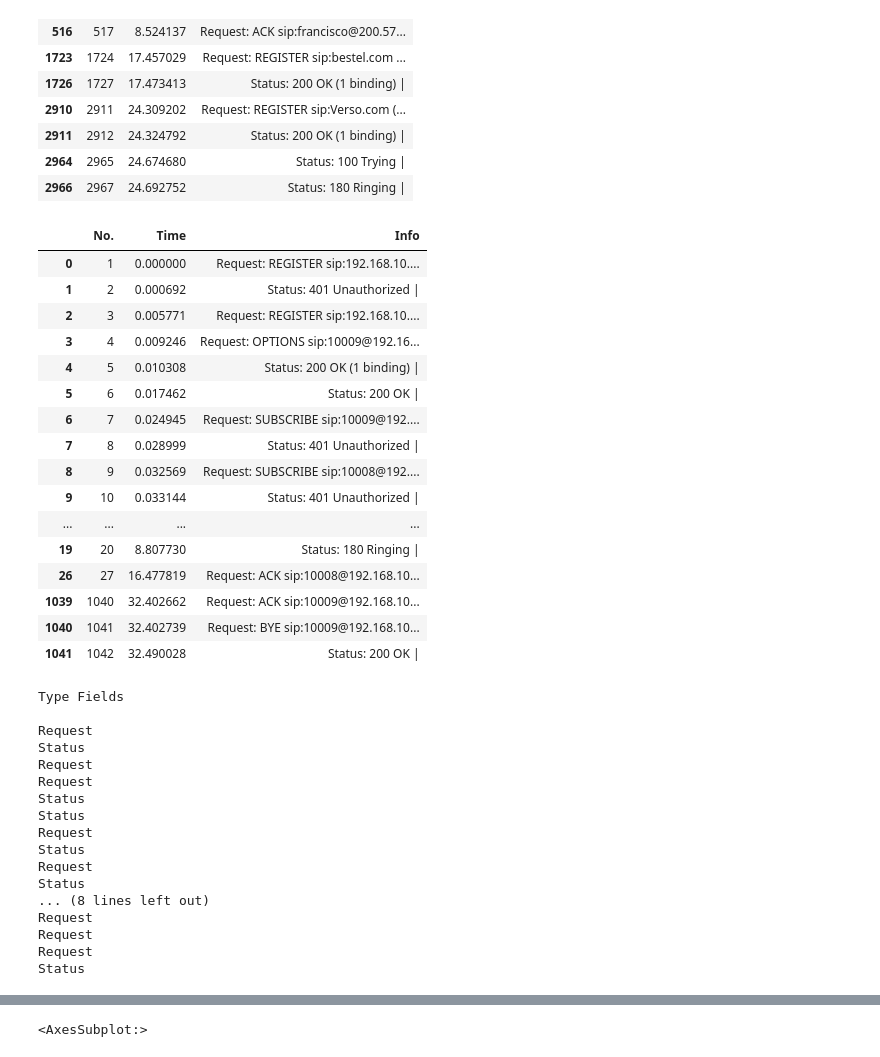
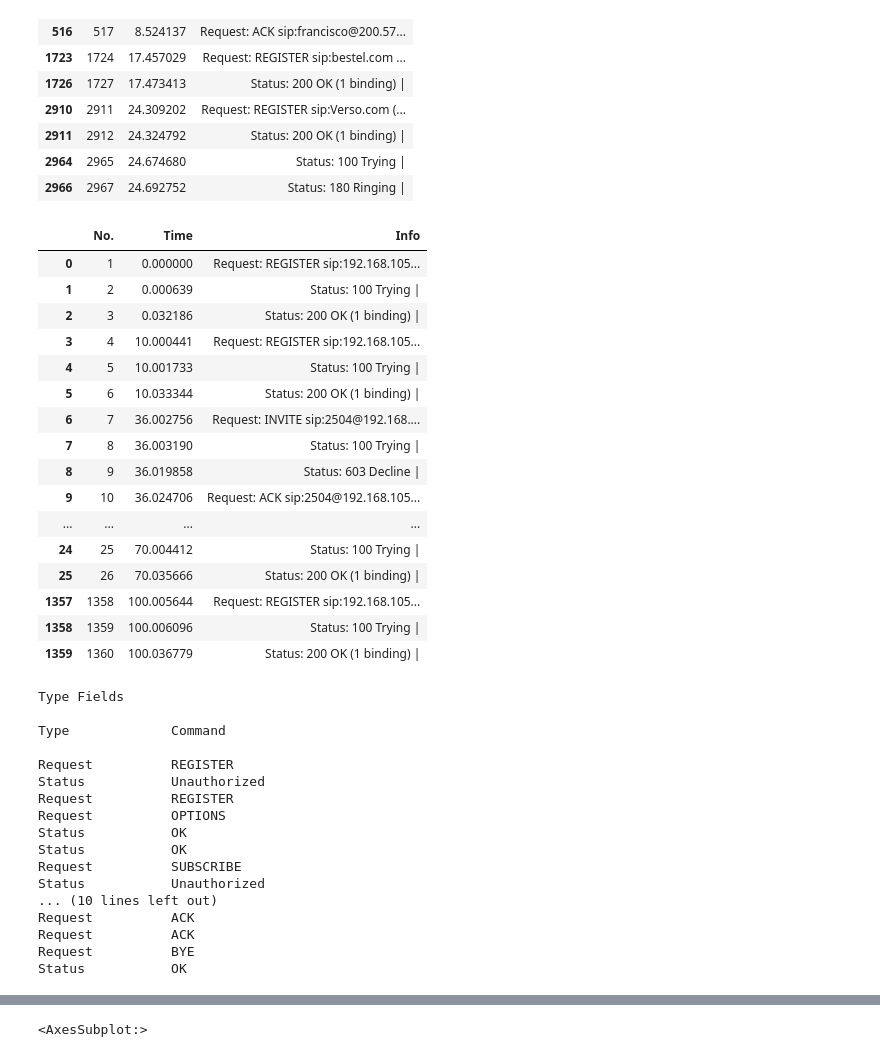
Before and after one commit to akashdecoder/CISCO_PROJECT_SIP_PROTOCOL, a Jupyter notebook: SIPAnalysis.ipynb, the cells around one changed output, grey strips where cells are left out. Drawn from its saved outputs; the diff is of its cells as text; code cells hidden in the pictures.

Commit message:
Analyzed the Type and Command field in the SIP pacekts

```diff
--- a/SIPAnalysis.ipynb
+++ b/SIPAnalysis.ipynb
@@ -184,25 +184,25 @@ sip1[['No.', 'Time', 'Info']]
 | 2966 | 2967 | 24.692752 | Status: 180 Ringing | |
 # %%
 #List the SIP info fields wrt time for file 3
-sip[['No.', 'Time', 'Info']]
+sip2[['No.', 'Time', 'Info']]
 # %% [output]
 |  | No. | Time | Info |
-| 0 | 1 | 0.000000 | Request: REGISTER sip:192.168.10.... |
-| 1 | 2 | 0.000692 | Status: 401 Unauthorized | |
-| 2 | 3 | 0.005771 | Request: REGISTER sip:192.168.10.... |
-| 3 | 4 | 0.009246 | Request: OPTIONS sip:10009@192.16... |
-| 4 | 5 | 0.010308 | Status: 200 OK (1 binding) | |
-| 5 | 6 | 0.017462 | Status: 200 OK | |
-| 6 | 7 | 0.024945 | Request: SUBSCRIBE sip:10009@192.... |
-| 7 | 8 | 0.028999 | Status: 401 Unauthorized | |
-| 8 | 9 | 0.032569 | Request: SUBSCRIBE sip:10008@192.... |
-| 9 | 10 | 0.033144 | Status: 401 Unauthorized | |
+| 0 | 1 | 0.000000 | Request: REGISTER sip:192.168.105... |
+| 1 | 2 | 0.000639 | Status: 100 Trying | |
+| 2 | 3 | 0.032186 | Status: 200 OK (1 binding) | |
+| 3 | 4 | 10.000441 | Request: REGISTER sip:192.168.105... |
+| 4 | 5 | 10.001733 | Status: 100 Trying | |
+| 5 | 6 | 10.033344 | Status: 200 OK (1 binding) | |
+| 6 | 7 | 36.002756 | Request: INVITE sip:2504@192.168.... |
+| 7 | 8 | 36.003190 | Status: 100 Trying | |
+| 8 | 9 | 36.019858 | Status: 603 Decline | |
+| 9 | 10 | 36.024706 | Request: ACK sip:2504@192.168.105... |
 | ... | ... | ... | ... |
-| 19 | 20 | 8.807730 | Status: 180 Ringing | |
-| 26 | 27 | 16.477819 | Request: ACK sip:10008@192.168.10... |
-| 1039 | 1040 | 32.402662 | Request: ACK sip:10009@192.168.10... |
-| 1040 | 1041 | 32.402739 | Request: BYE sip:10009@192.168.10... |
-| 1041 | 1042 | 32.490028 | Status: 200 OK | |
+| 24 | 25 | 70.004412 | Status: 100 Trying | |
+| 25 | 26 | 70.035666 | Status: 200 OK (1 binding) | |
+| 1357 | 1358 | 100.005644 | Request: REGISTER sip:192.168.105... |
+| 1358 | 1359 | 100.006096 | Status: 100 Trying | |
+| 1359 | 1360 | 100.036779 | Status: 200 OK (1 binding) | |
 # %%
 #Analysis 1 File 1
 infos = sip['Info'].to_list()
@@ -210,28 +210,36 @@ time = sip['Time'].to_list()
 
 print('Type Fields\n')
 flags = []
+print('Type\t\t Command\n')
 for info in infos:
     flag = info.split(':')
+    command = flag[1].split(' ')
+    if(command[1].isdigit()):
+        command1 = flag[1].strip().split(' ', 2)
+        command = command1[1]
+        print(flag[0] ,'\t\t', command)
+    else:
+        command = flag[1].strip().split(' ', 1)
+        print(flag[0] ,'\t', command[0])
     flags.append(flag[0])
-    print(flag[0])
 # %% [output]
 Type Fields
 
-Request
-Status
-Request
-Request
-Status
-Status
-Request
-Status
-Request
-Status
-... (8 lines left out)
-Request
-Request
-Request
-Status
+Type             Command
+
+Request          REGISTER
+Status           Unauthorized
+Request          REGISTER
+Request          OPTIONS
+Status           OK
+Status           OK
+Request          SUBSCRIBE
+Status           Unauthorized
+... (10 lines left out)
+Request          ACK
+Request          ACK
+Request          BYE
+Status           OK
 # %%
 #Analysis 1 File 2
 infos1 = sip1['Info'].to_list()
```
Also changed, not shown: parts of 2 cells of this notebook.
